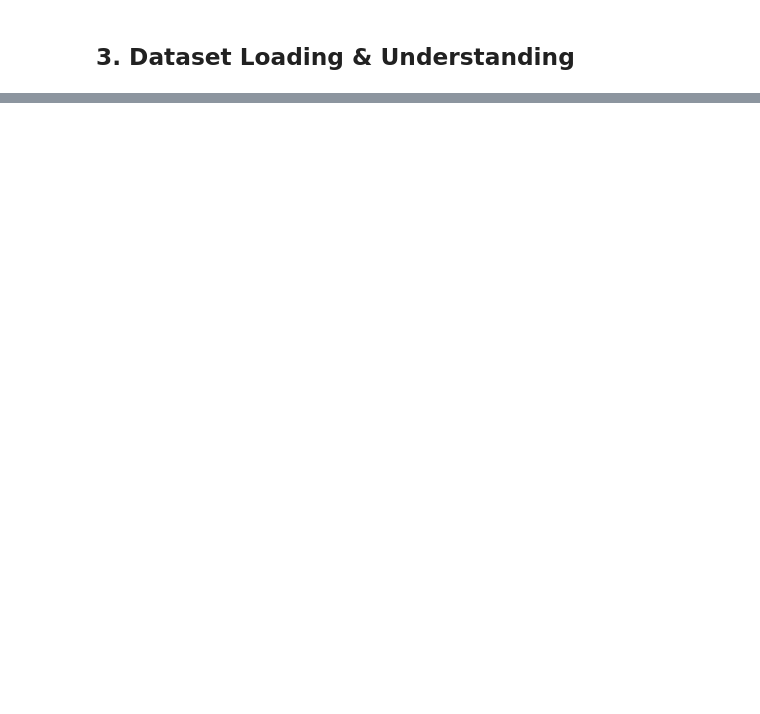
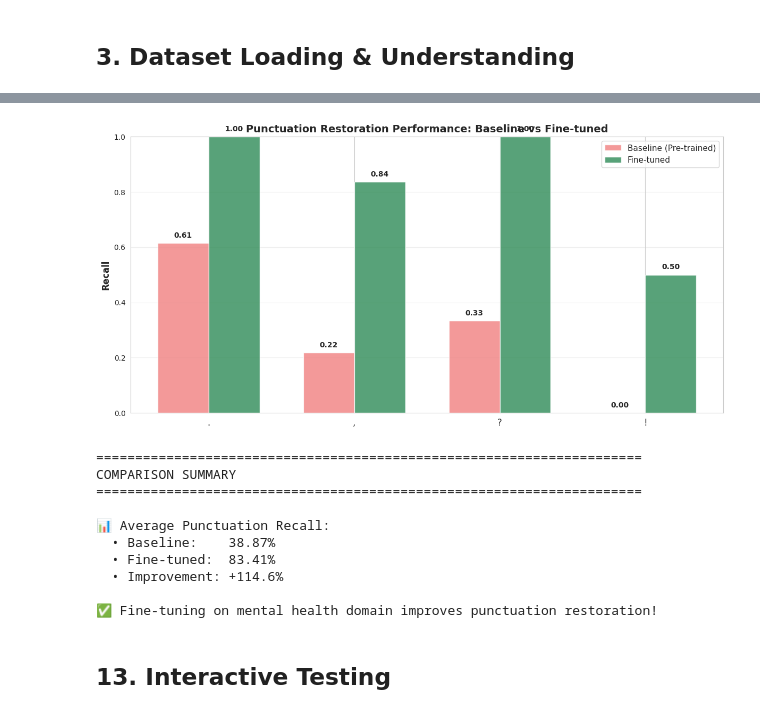
Before and after one commit to Satvik-jain/Augnito, a Jupyter notebook: punctuation_restoration.ipynb, the cells around one changed output, grey strips where cells are left out. Saved outputs shown, nothing was run; the diff lists cells and outputs as text; code cells hidden in the pictures; blank space fills up the shorter version.

```diff
--- a/punctuation_restoration.ipynb
+++ b/punctuation_restoration.ipynb
@@ -528,0 +353,8 @@ print("="*80)
+# %%
+# Initialize T5 model and tokenizer
+model_name = "t5-small"
+tokenizer = T5Tokenizer.from_pretrained(model_name)
+model = T5ForConditionalGeneration.from_pretrained(model_name)
+
+print(f"✅ Loaded {model_name}")
+print(f"📊 Model parameters: {model.num_parameters():,}")
@@ -528,0 +793,3 @@ print("="*80)
+# %%
+print("🔍 Evaluating fine-tuned model...")
+finetuned_correct, finetuned_total = evaluate_predictions(model, val_dataset, num_samples=100)
@@ -528,0 +887,58 @@ print("="*80)
+# %%
+# Calculate recall for both models
+punct_marks = ['.', ',', '?', '!']
+baseline_recall = [baseline_correct[p]/baseline_total[p] if baseline_total[p]>0 else 0 for p in punct_marks]
+finetuned_recall = [finetuned_correct[p]/finetuned_total[p] if finetuned_total[p]>0 else 0 for p in punct_marks]
+
+# Visualization
+fig, ax = plt.subplots(1, 1, figsize=(12, 6))
+
+x = np.arange(len(punct_marks))
+width = 0.35
+
+bars1 = ax.bar(x - width/2, baseline_recall, width, label='Baseline (Pre-trained)', alpha=0.8, color='lightcoral')
+bars2 = ax.bar(x + width/2, finetuned_recall, width, label='Fine-tuned', alpha=0.8, color='seagreen')
+
+ax.set_ylabel('Recall', fontsize=12, fontweight='bold')
+ax.set_title('Punctuation Restoration Performance: Baseline vs Fine-tuned', fontsize=14, fontweight='bold')
+ax.set_xticks(x)
+ax.set_xticklabels(punct_marks, fontsize=12)
+ax.legend(fontsize=11)
+ax.set_ylim([0, 1])
+ax.grid(axis='y', alpha=0.3)
+
+# Add value labels
+for i, (b, f) in enumerate(zip(baseline_recall, finetuned_recall)):
+    ax.text(i - width/2, b + 0.02, f'{b:.2f}', ha='center', fontweight='bold', fontsize=10)
+    ax.text(i + width/2, f + 0.02, f'{f:.2f}', ha='center', fontweight='bold', fontsize=10)
+
+plt.tight_layout()
+plt.show()
+
+# Calculate average improvement
+avg_baseline = np.mean([r for r in baseline_recall if r > 0])
+avg_finetuned = np.mean([r for r in finetuned_recall if r > 0])
+improvement = ((avg_finetuned - avg_baseline) / avg_baseline) * 100
+
+print("\n" + "="*70)
+print("COMPARISON SUMMARY")
+print("="*70)
+print(f"\n📊 Average Punctuation Recall:")
+print(f"  • Baseline:    {avg_baseline:.2%}")
+print(f"  • Fine-tuned:  {avg_finetuned:.2%}")
+print(f"  • Improvement: {improvement:+.1f}%")
+print("\n✅ Fine-tuning on mental health domain improves punctuation restoration!")
+# %% [output]
+[figure, added]
+======================================================================
+COMPARISON SUMMARY
+======================================================================
+
+📊 Average Punctuation Recall:
+  • Baseline:    38.87%
+  • Fine-tuned:  83.41%
+  • Improvement: +114.6%
+
+✅ Fine-tuning on mental health domain improves punctuation restoration!
+# %% [markdown]
+## 13. Interactive Testing
```
Also changed, not shown: parts of 52 cells of this notebook.
